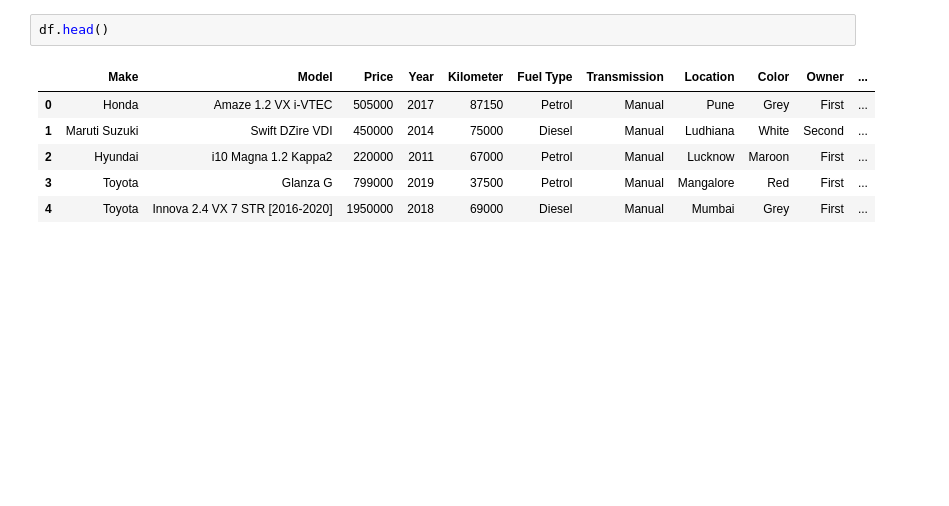
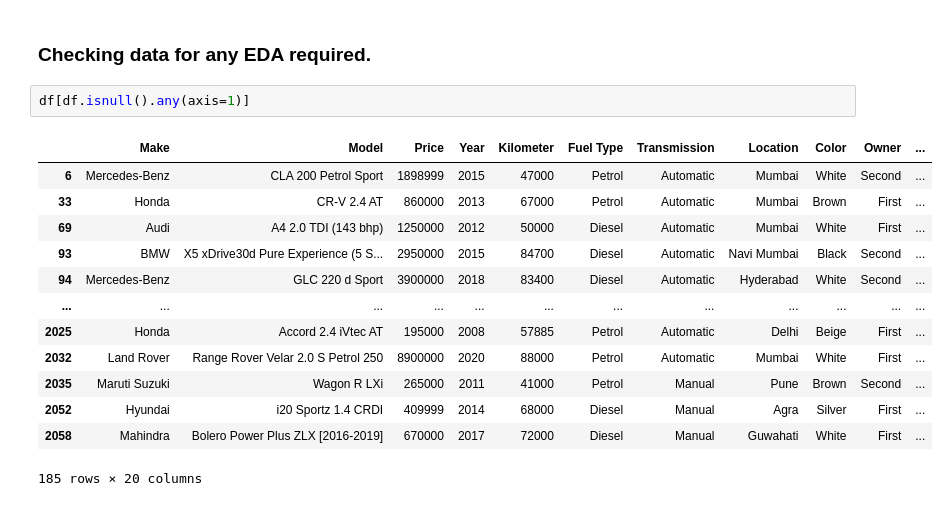
Before and after one commit to amitojphagura/CarPricePredictor, a Jupyter notebook: notebooks/exploration.ipynb, the cells around one changed output. Cells and saved outputs as stored; diff of their text form; blank space fills up the shorter version.

```diff
--- a/notebooks/exploration.ipynb
+++ b/notebooks/exploration.ipynb
@@ -4,9 +20,18 @@ df = pd.read_csv('../data/carcsvdata/car details v4.csv')
-# %%
-df.head()
-# %% [output]
-|  | Make | Model | Price | Year | Kilometer | Fuel Type | Transmission | Location | Color | Owner | ... |
-| 0 | Honda | Amaze 1.2 VX i-VTEC | 505000 | 2017 | 87150 | Petrol | Manual | Pune | Grey | First | ... |
-| 1 | Maruti Suzuki | Swift DZire VDI | 450000 | 2014 | 75000 | Diesel | Manual | Ludhiana | White | Second | ... |
-| 2 | Hyundai | i10 Magna 1.2 Kappa2 | 220000 | 2011 | 67000 | Petrol | Manual | Lucknow | Maroon | First | ... |
-| 3 | Toyota | Glanza G | 799000 | 2019 | 37500 | Petrol | Manual | Mangalore | Red | First | ... |
-| 4 | Toyota | Innova 2.4 VX 7 STR [2016-2020] | 1950000 | 2018 | 69000 | Diesel | Manual | Mumbai | Grey | First | ... |
+# %% [markdown]
+### Checking data for any EDA required.
+# %%
+df[df.isnull().any(axis=1)]
+# %% [output]
+|  | Make | Model | Price | Year | Kilometer | Fuel Type | Transmission | Location | Color | Owner | ... |
+| 6 | Mercedes-Benz | CLA 200 Petrol Sport | 1898999 | 2015 | 47000 | Petrol | Automatic | Mumbai | White | Second | ... |
+| 33 | Honda | CR-V 2.4 AT | 860000 | 2013 | 67000 | Petrol | Automatic | Mumbai | Brown | First | ... |
+| 69 | Audi | A4 2.0 TDI (143 bhp) | 1250000 | 2012 | 50000 | Diesel | Automatic | Mumbai | White | First | ... |
+| 93 | BMW | X5 xDrive30d Pure Experience (5 S... | 2950000 | 2015 | 84700 | Diesel | Automatic | Navi Mumbai | Black | Second | ... |
+| 94 | Mercedes-Benz | GLC 220 d Sport | 3900000 | 2018 | 83400 | Diesel | Automatic | Hyderabad | White | Second | ... |
+| ... | ... | ... | ... | ... | ... | ... | ... | ... | ... | ... | ... |
+| 2025 | Honda | Accord 2.4 iVtec AT | 195000 | 2008 | 57885 | Petrol | Automatic | Delhi | Beige | First | ... |
+| 2032 | Land Rover | Range Rover Velar 2.0 S Petrol 250 | 8900000 | 2020 | 88000 | Petrol | Automatic | Mumbai | White | First | ... |
+| 2035 | Maruti Suzuki | Wagon R LXi | 265000 | 2011 | 41000 | Petrol | Manual | Pune | Brown | Second | ... |
+| 2052 | Hyundai | i20 Sportz 1.4 CRDI | 409999 | 2014 | 68000 | Diesel | Manual | Agra | Silver | First | ... |
+| 2058 | Mahindra | Bolero Power Plus ZLX [2016-2019] | 670000 | 2017 | 72000 | Diesel | Manual | Guwahati | White | First | ... |
+185 rows × 20 columns
```
Also changed, not shown: parts of 25 cells of this notebook, 12 other files.
